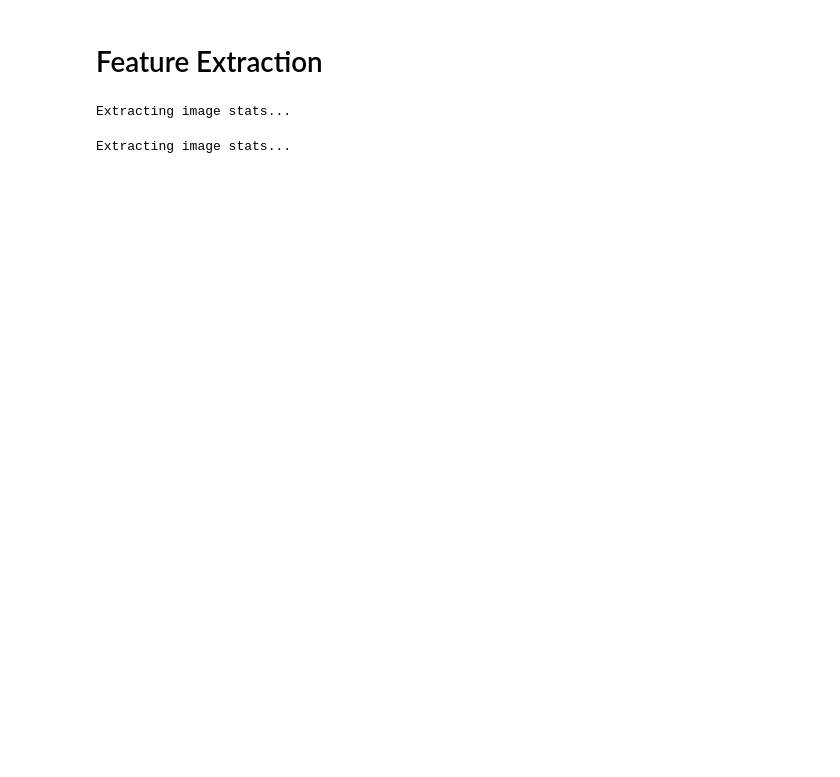
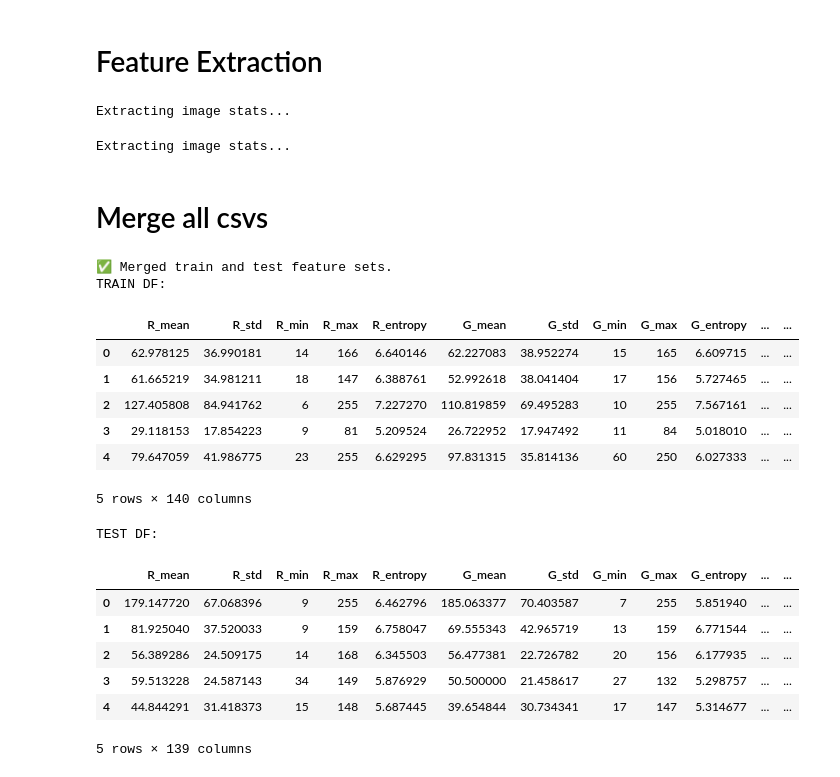
Before and after one commit to HimankB/MLProject2, a Jupyter notebook: src/main.ipynb, the cells around one changed output. Drawn from its saved outputs; the diff is of its cells as text; code cells hidden in the pictures; blank space fills up the shorter version.

```diff
--- a/src/main.ipynb
+++ b/src/main.ipynb
@@ -54,3 +54,74 @@ test_features_df.to_csv("../2025_A2/test/test_image_stats.csv", index=False)
 # %% [output]
 Extracting image stats...
 Extracting image stats...
+# %% [markdown]
+# Merge all csvs
+# %%
+import pandas as pd
+from functools import reduce
+
+# Paths to your CSVs
+feature_files_train = [
+    "../2025_A2/train/train_image_stats.csv",
+    "../2025_A2/train/Features/color_histogram.csv",
+    "../2025_A2/train/Features/hog_pca.csv",
+    "../2025_A2/train/Features/additional_features.csv",
+]
+
+feature_files_test = [
+    "../2025_A2/test/test_image_stats.csv",
+    "../2025_A2/test/Features/color_histogram.csv",
+    "../2025_A2/test/Features/hog_pca.csv",
+    "../2025_A2/test/Features/additional_features.csv",
+]
+
+# Load train metadata for labels
+train_labels = pd.read_csv("../2025_A2/train/train_metadata.csv")[["image_path", "ClassId"]]
+
+# Merge all feature CSVs on "image_path" (rename if needed)
+def load_and_prepare(files, is_train=True):
+    dfs = []
+    for path in files:
+        df = pd.read_csv(path)
+        # Ensure consistent column for join
+        if "Path" in df.columns:
+            df.rename(columns={"Path": "image_path"}, inplace=True)
+        dfs.append(df)
+    merged = reduce(lambda left, right: pd.merge(left, right, on="image_path"), dfs)
+    if is_train:
+        merged = pd.merge(merged, train_labels, on="image_path")
+    return merged
+
+# Final merged DataFrames
+train_df = load_and_prepare(feature_files_train, is_train=True)
+test_df = load_and_prepare(feature_files_test, is_train=False)
+
+# Save for future use
+train_df.to_csv("../2025_A2/train/train_merged.csv", index=False)
+test_df.to_csv("../2025_A2/test/test_merged.csv", index=False)
+
+print("✅ Merged train and test feature sets.")
+# Show a few rows from each
+print("TRAIN DF:")
+display(train_df.head())
+
+print("TEST DF:")
+display(test_df.head())
+# %% [output]
+✅ Merged train and test feature sets.
+TRAIN DF:
+|  | R_mean | R_std | R_min | R_max | R_entropy | G_mean | G_std | G_min | G_max | G_entropy | ... | ... |
+| 0 | 62.978125 | 36.990181 | 14 | 166 | 6.640146 | 62.227083 | 38.952274 | 15 | 165 | 6.609715 | ... | ... |
+| 1 | 61.665219 | 34.981211 | 18 | 147 | 6.388761 | 52.992618 | 38.041404 | 17 | 156 | 5.727465 | ... | ... |
+| 2 | 127.405808 | 84.941762 | 6 | 255 | 7.227270 | 110.819859 | 69.495283 | 10 | 255 | 7.567161 | ... | ... |
+| 3 | 29.118153 | 17.854223 | 9 | 81 | 5.209524 | 26.722952 | 17.947492 | 11 | 84 | 5.018010 | ... | ... |
+| 4 | 79.647059 | 41.986775 | 23 | 255 | 6.629295 | 97.831315 | 35.814136 | 60 | 250 | 6.027333 | ... | ... |
+5 rows × 140 columns
+TEST DF:
+|  | R_mean | R_std | R_min | R_max | R_entropy | G_mean | G_std | G_min | G_max | G_entropy | ... | ... |
+| 0 | 179.147720 | 67.068396 | 9 | 255 | 6.462796 | 185.063377 | 70.403587 | 7 | 255 | 5.851940 | ... | ... |
+| 1 | 81.925040 | 37.520033 | 9 | 159 | 6.758047 | 69.555343 | 42.965719 | 13 | 159 | 6.771544 | ... | ... |
+| 2 | 56.389286 | 24.509175 | 14 | 168 | 6.345503 | 56.477381 | 22.726782 | 20 | 156 | 6.177935 | ... | ... |
+| 3 | 59.513228 | 24.587143 | 34 | 149 | 5.876929 | 50.500000 | 21.458617 | 27 | 132 | 5.298757 | ... | ... |
+| 4 | 44.844291 | 31.418373 | 15 | 148 | 5.687445 | 39.654844 | 30.734341 | 17 | 147 | 5.314677 | ... | ... |
+5 rows × 139 columns
```
Also changed, not shown: parts of 6 cells of this notebook, 7 other files.
